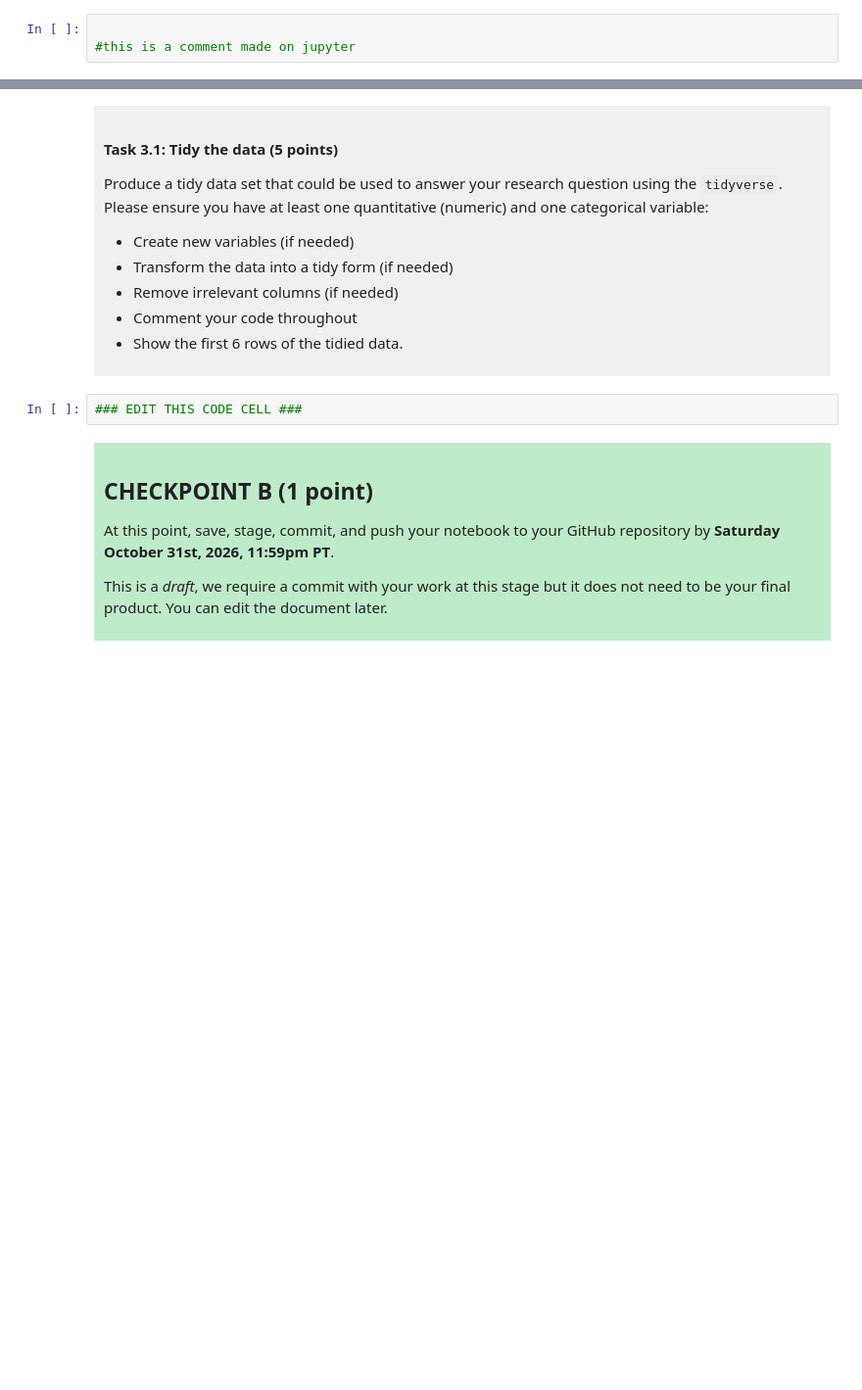
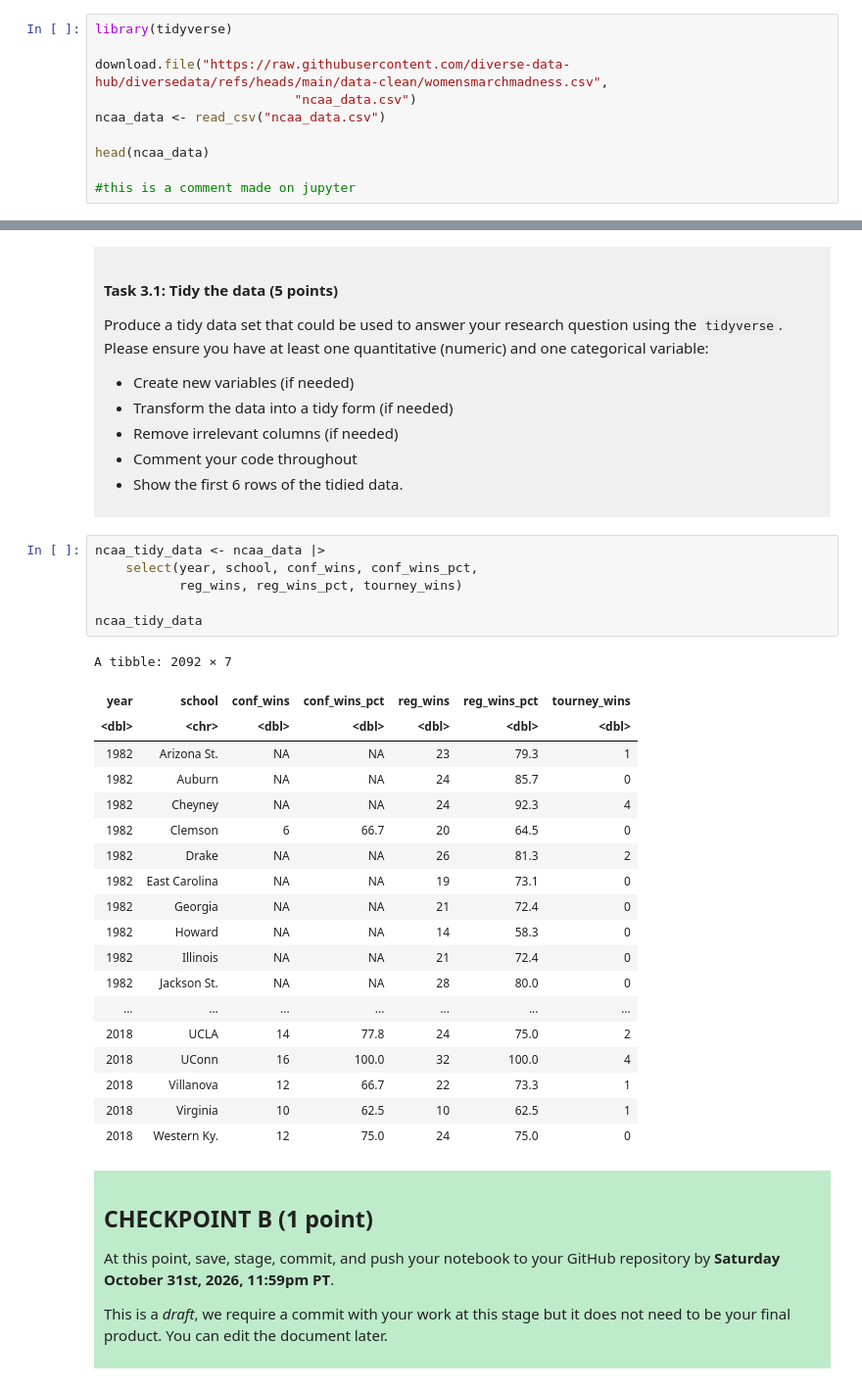
Before and after one commit to tanyarandhawa178-jpg/dsci-100-project-tanya-randhawa, a Jupyter notebook: dsci-100-project-notebook.ipynb, the cells around one changed output, grey strips where cells are left out. Shown at 98% size. Saved outputs shown, nothing was run; the diff lists cells and outputs as text; blank space fills up the shorter version.

Commit message:
Completed until Checkpoint B
Read in initial data, tidied data by removing unnecessary columns

```diff
--- a/dsci-100-project-notebook.ipynb
+++ b/dsci-100-project-notebook.ipynb
@@ -128,5 +128,12 @@ To help you with the analysis, here is a table of descriptions of each of the va
 
 </div>
 # %%
+library(tidyverse)
+
+download.file("https://raw.githubusercontent.com/diverse-data-hub/diversedata/refs/heads/main/data-clean/womensmarchmadness.csv",
+                          "ncaa_data.csv")
+ncaa_data <- read_csv("ncaa_data.csv")
+
+head(ncaa_data)
 
 #this is a comment made on jupyter
@@ -189,7 +214,31 @@ Produce a tidy data set that could be used to answer your research question usin
 
 </div>
 # %%
-### EDIT THIS CODE CELL ###
+ncaa_tidy_data <- ncaa_data |>
+    select(year, school, conf_wins, conf_wins_pct,
+           reg_wins, reg_wins_pct, tourney_wins)
+
+ncaa_tidy_data
+# %% [output]
+A tibble: 2092 × 7
+| year | school | conf_wins | conf_wins_pct | reg_wins | reg_wins_pct | tourney_wins |
+| <dbl> | <chr> | <dbl> | <dbl> | <dbl> | <dbl> | <dbl> |
+| 1982 | Arizona St. | NA | NA | 23 | 79.3 | 1 |
+| 1982 | Auburn | NA | NA | 24 | 85.7 | 0 |
+| 1982 | Cheyney | NA | NA | 24 | 92.3 | 4 |
+| 1982 | Clemson | 6 | 66.7 | 20 | 64.5 | 0 |
+| 1982 | Drake | NA | NA | 26 | 81.3 | 2 |
+| 1982 | East Carolina | NA | NA | 19 | 73.1 | 0 |
+| 1982 | Georgia | NA | NA | 21 | 72.4 | 0 |
+| 1982 | Howard | NA | NA | 14 | 58.3 | 0 |
+| 1982 | Illinois | NA | NA | 21 | 72.4 | 0 |
+| 1982 | Jackson St. | NA | NA | 28 | 80.0 | 0 |
+| ... | ... | ... | ... | ... | ... | ... |
+| 2018 | UCLA | 14 | 77.8 | 24 | 75.0 | 2 |
+| 2018 | UConn | 16 | 100.0 | 32 | 100.0 | 4 |
+| 2018 | Villanova | 12 | 66.7 | 22 | 73.3 | 1 |
+| 2018 | Virginia | 10 | 62.5 | 10 | 62.5 | 1 |
+| 2018 | Western Ky. | 12 | 75.0 | 24 | 75.0 | 0 |
 # %% [markdown]
 <div style="background-color: #beebca; padding: 10px;">
 
```
Also changed, not shown: parts of 3 cells of this notebook.
